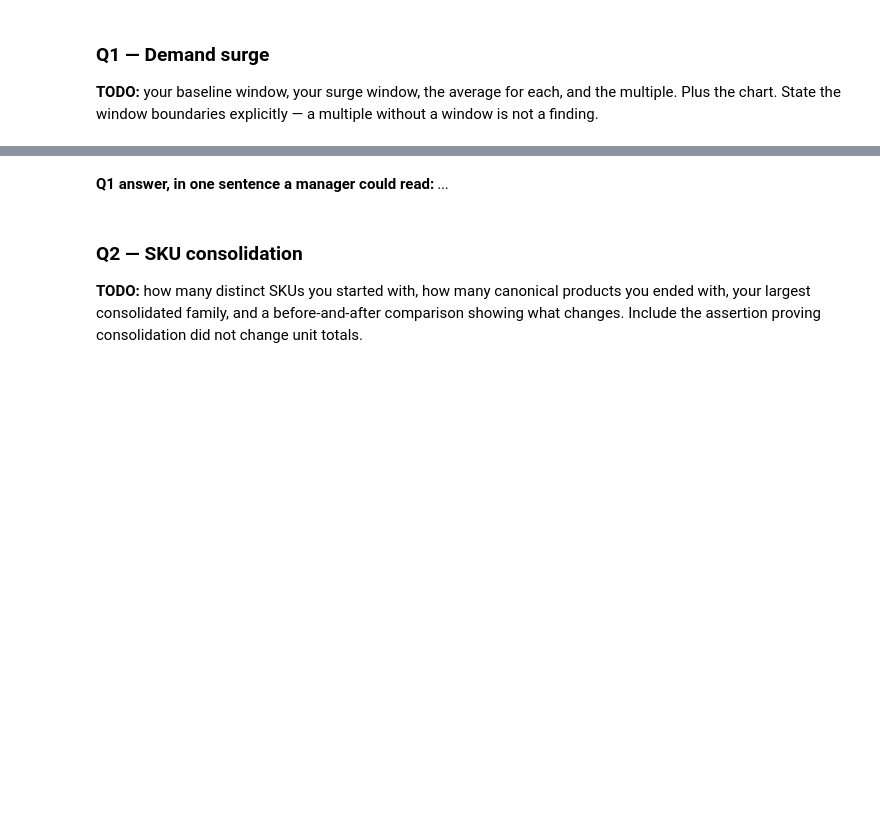
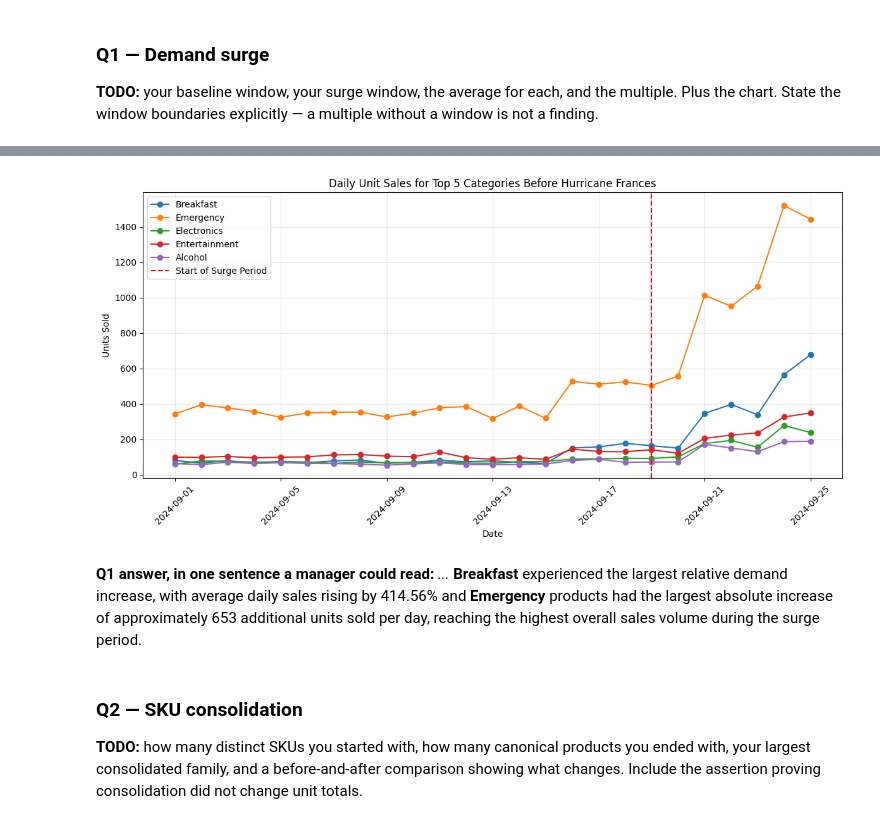
Before and after one commit to hershiaytoda/walmart-hurricane-project, a Jupyter notebook: notebooks/06-midterm-walmart/2026-10-30 — Midterm Progress — Lab.ipynb, the cells around one changed output, grey strips where cells are left out. Cells and saved outputs as stored; diff of their text form; code cells hidden in the pictures; blank space fills up the shorter version.

```diff
--- a/notebooks/06-midterm-walmart/2026-10-30 — Midterm Progress — Lab.ipynb
+++ b/notebooks/06-midterm-walmart/2026-10-30 — Midterm Progress — Lab.ipynb
@@ -33,7 +180,48 @@ inventory_and_sales.db    store_locations.csv
 # %%
 # TODO: the chart
+# Select the top five categories by percentage increase
+top_5_categories = category_comparison.head(5)['category'].tolist()
+
+# Filter daily sales for the top five categories
+top_5_daily = daily_category_sales[
+    daily_category_sales['category'].isin(top_5_categories)
+].copy()
+
+# Create the line chart
+plt.figure(figsize=(12, 6))
+
+for category in top_5_categories:
+    category_data = top_5_daily[
+        top_5_daily['category'] == category
+    ]
+
+    plt.plot(
+        category_data['date'],
+        category_data['quantity'],
+        marker='o',
+        label=category
+    )
+
+# Mark the start of the seven-day surge period
+plt.axvline(
+    pd.Timestamp('2024-09-19'),
+    linestyle='--',
+    color='red',
+    label='Start of Surge Period'
+)
+
+plt.title('Daily Unit Sales for Top 5 Categories Before Hurricane Frances')
+plt.xlabel('Date')
+plt.ylabel('Units Sold')
+plt.xticks(rotation=45)
+plt.legend()
+plt.grid(alpha=0.3)
+plt.tight_layout()
+plt.show()
+# %% [output]
+[figure, added]
 # %% [markdown]
-**Q1 answer, in one sentence a manager could read:** _..._
+**Q1 answer, in one sentence a manager could read:** _..._ **Breakfast** experienced the largest relative demand increase, with average daily sales rising by 414.56% and **Emergency** products had the largest absolute increase of approximately 653 additional units sold per day, reaching the highest overall sales volume during the surge period.
 # %% [markdown]
 ### Q2 — SKU consolidation
 
```
Also changed, not shown: parts of 6 cells of this notebook.
